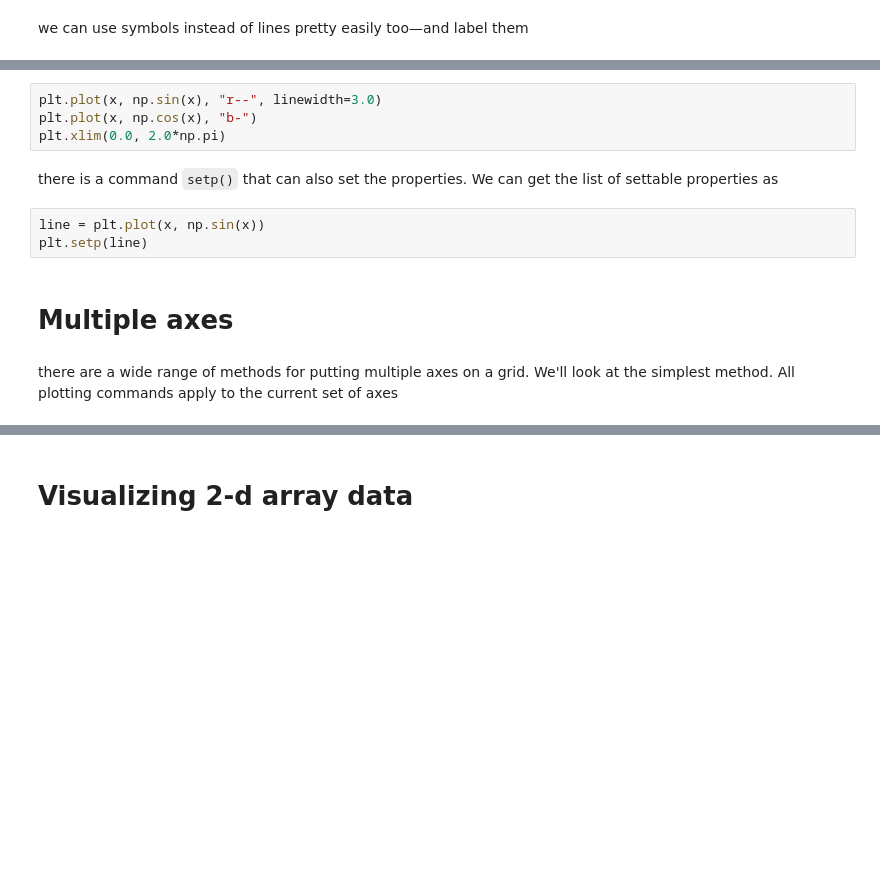
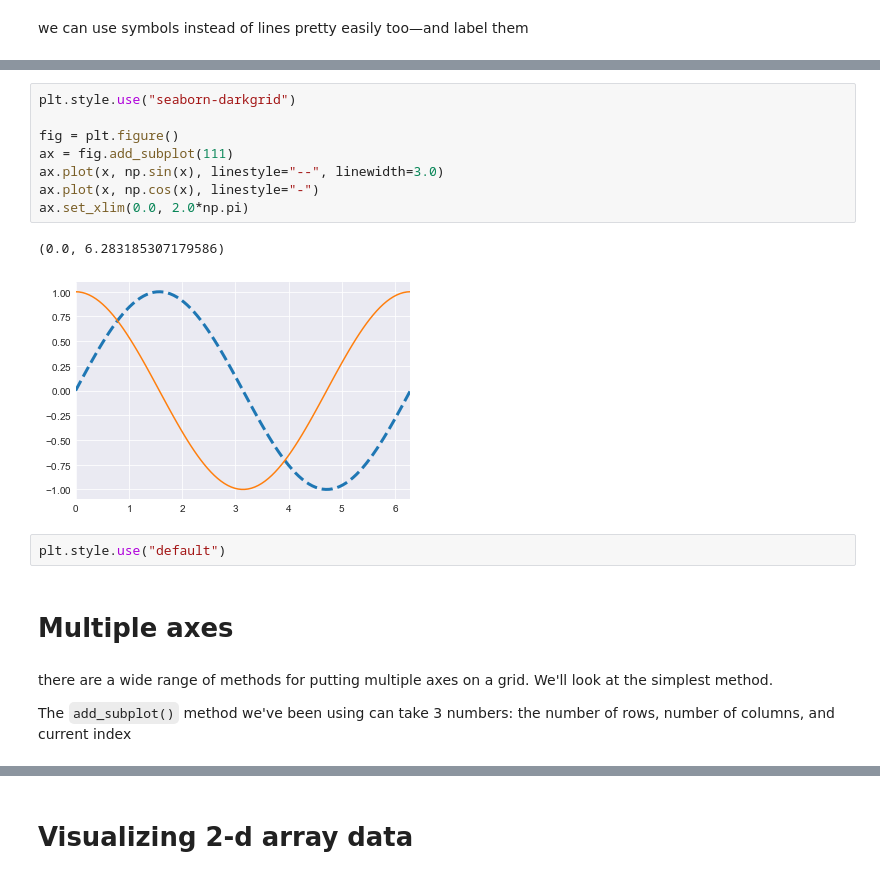
Before and after one commit to sbu-phy-ast-reu/reu-python-tutorial, a Jupyter notebook: 04-python-matplotlib/matplotlib-basics.ipynb, the cells around one changed output, grey strips where cells are left out. Cells and saved outputs as stored; diff of their text form; blank space fills up the shorter version.

```diff
--- a/04-python-matplotlib/matplotlib-basics.ipynb
+++ b/04-python-matplotlib/matplotlib-basics.ipynb
@@ -90,14 +139,20 @@ most functions take a number of optional named argumets too
 # %%
-plt.plot(x, np.sin(x), "r--", linewidth=3.0)
-plt.plot(x, np.cos(x), "b-")
-plt.xlim(0.0, 2.0*np.pi)
+plt.style.use("seaborn-darkgrid")
+
+fig = plt.figure()
+ax = fig.add_subplot(111)
+ax.plot(x, np.sin(x), linestyle="--", linewidth=3.0)
+ax.plot(x, np.cos(x), linestyle="-")
+ax.set_xlim(0.0, 2.0*np.pi)
+# %% [output]
+(0.0, 6.283185307179586)
+[figure, added]
-# %% [markdown]
-there is a command `setp()` that can also set the properties.  We can get the list of settable properties as
-# %%
-line = plt.plot(x, np.sin(x))
-plt.setp(line)
+# %%
+plt.style.use("default")
 # %% [markdown]
 # Multiple axes
 # %% [markdown]
-there are a wide range of methods for putting multiple axes on a grid.  We'll look at the simplest method.  All plotting commands apply to the current set of axes
+there are a wide range of methods for putting multiple axes on a grid.  We'll look at the simplest method.
+
+The `add_subplot()` method we've been using can take 3 numbers: the number of rows, number of columns, and current index
 # %%
```
Also changed, not shown: parts of 28 cells of this notebook.
